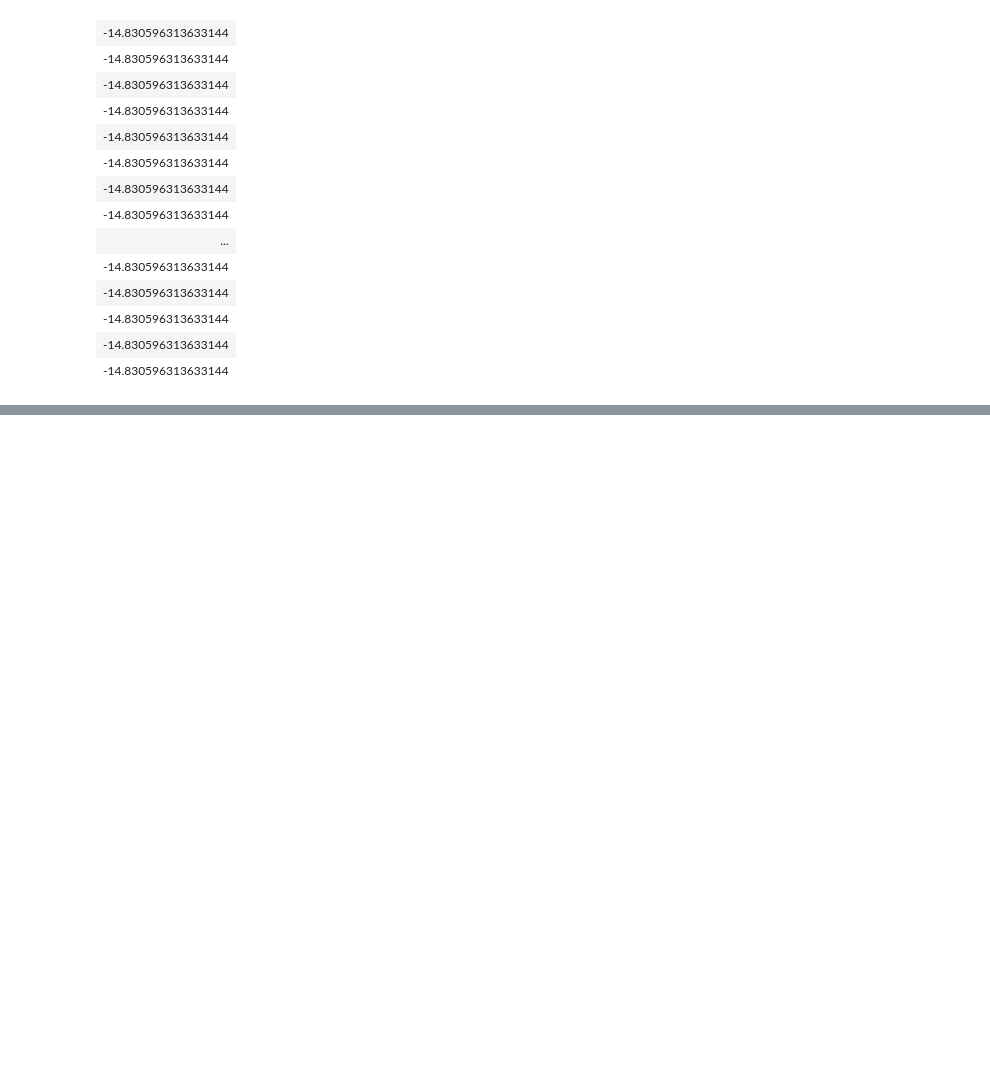
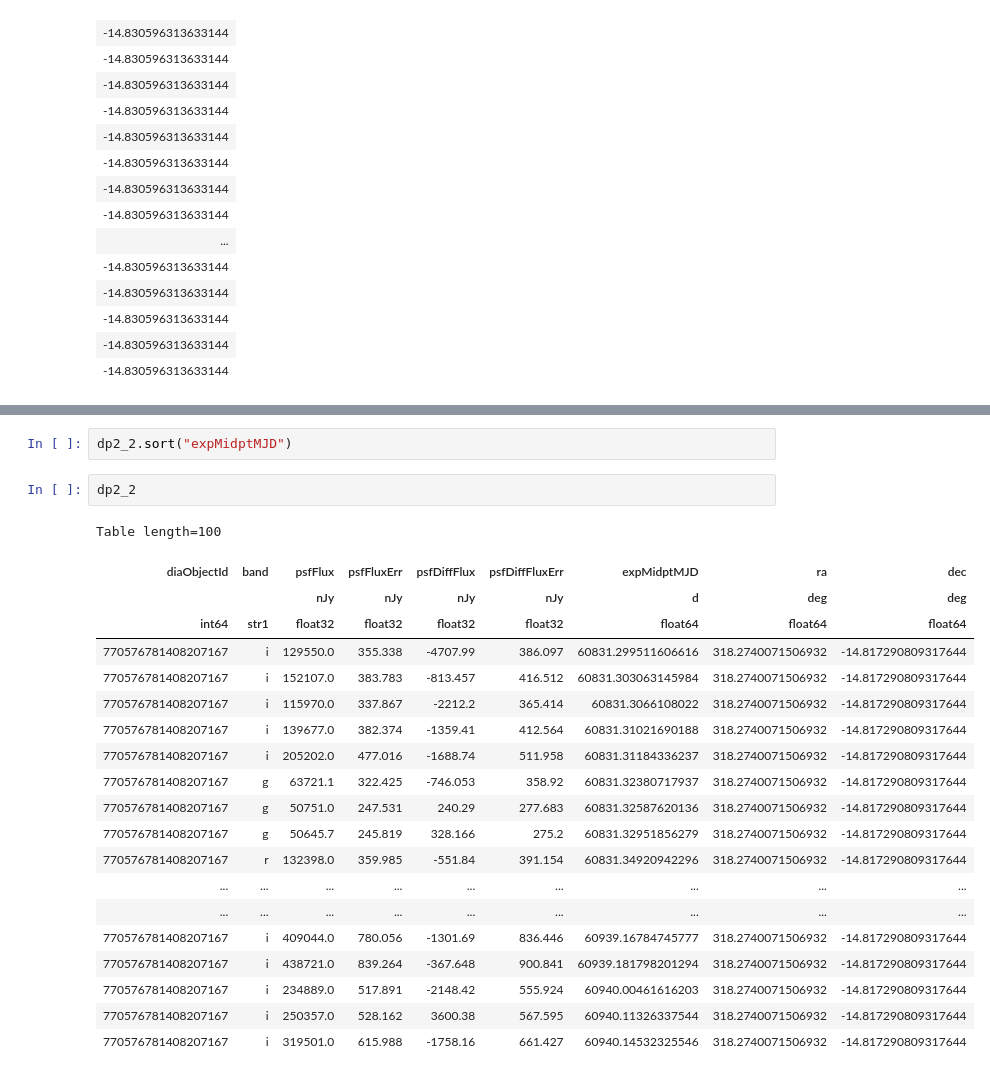
Before and after one commit to mnilsson8/Cube, a Jupyter notebook: Cube/DP2_in_Cubes.ipynb, the cells around one changed output, grey strips where cells are left out. Drawn from its saved outputs; the diff is of its cells as text; blank space fills up the shorter version.

```diff
--- a/Cube/DP2_in_Cubes.ipynb
+++ b/Cube/DP2_in_Cubes.ipynb
@@ -486,0 +527,25 @@ print(dp2["expMidptMJD"][dp2["diaObjectId"]==770576712688730839].max(),dp2["expM
+# %%
+dp2_2.sort("expMidptMJD")
+# %%
+dp2_2
+# %% [output]
+Table length=100
+| diaObjectId | band | psfFlux | psfFluxErr | psfDiffFlux | psfDiffFluxErr | expMidptMJD | ra | dec |
+|  |  | nJy | nJy | nJy | nJy | d | deg | deg |
+| int64 | str1 | float32 | float32 | float32 | float32 | float64 | float64 | float64 |
+| 770576781408207167 | i | 129550.0 | 355.338 | -4707.99 | 386.097 | 60831.299511606616 | 318.2740071506932 | -14.817290809317644 |
+| 770576781408207167 | i | 152107.0 | 383.783 | -813.457 | 416.512 | 60831.303063145984 | 318.2740071506932 | -14.817290809317644 |
+| 770576781408207167 | i | 115970.0 | 337.867 | -2212.2 | 365.414 | 60831.3066108022 | 318.2740071506932 | -14.817290809317644 |
+| 770576781408207167 | i | 139677.0 | 382.374 | -1359.41 | 412.564 | 60831.31021690188 | 318.2740071506932 | -14.817290809317644 |
+| 770576781408207167 | i | 205202.0 | 477.016 | -1688.74 | 511.958 | 60831.31184336237 | 318.2740071506932 | -14.817290809317644 |
+| 770576781408207167 | g | 63721.1 | 322.425 | -746.053 | 358.92 | 60831.32380717937 | 318.2740071506932 | -14.817290809317644 |
+| 770576781408207167 | g | 50751.0 | 247.531 | 240.29 | 277.683 | 60831.32587620136 | 318.2740071506932 | -14.817290809317644 |
+| 770576781408207167 | g | 50645.7 | 245.819 | 328.166 | 275.2 | 60831.32951856279 | 318.2740071506932 | -14.817290809317644 |
+| 770576781408207167 | r | 132398.0 | 359.985 | -551.84 | 391.154 | 60831.34920942296 | 318.2740071506932 | -14.817290809317644 |
+| ... | ... | ... | ... | ... | ... | ... | ... | ... |
+| ... | ... | ... | ... | ... | ... | ... | ... | ... |
+| 770576781408207167 | i | 409044.0 | 780.056 | -1301.69 | 836.446 | 60939.16784745777 | 318.2740071506932 | -14.817290809317644 |
+| 770576781408207167 | i | 438721.0 | 839.264 | -367.648 | 900.841 | 60939.181798201294 | 318.2740071506932 | -14.817290809317644 |
+| 770576781408207167 | i | 234889.0 | 517.891 | -2148.42 | 555.924 | 60940.00461616203 | 318.2740071506932 | -14.817290809317644 |
+| 770576781408207167 | i | 250357.0 | 528.162 | 3600.38 | 567.595 | 60940.11326337544 | 318.2740071506932 | -14.817290809317644 |
+| 770576781408207167 | i | 319501.0 | 615.988 | -1758.16 | 661.427 | 60940.14532325546 | 318.2740071506932 | -14.817290809317644 |
```
Also changed, not shown: parts of 5 cells of this notebook, 1 other file.
